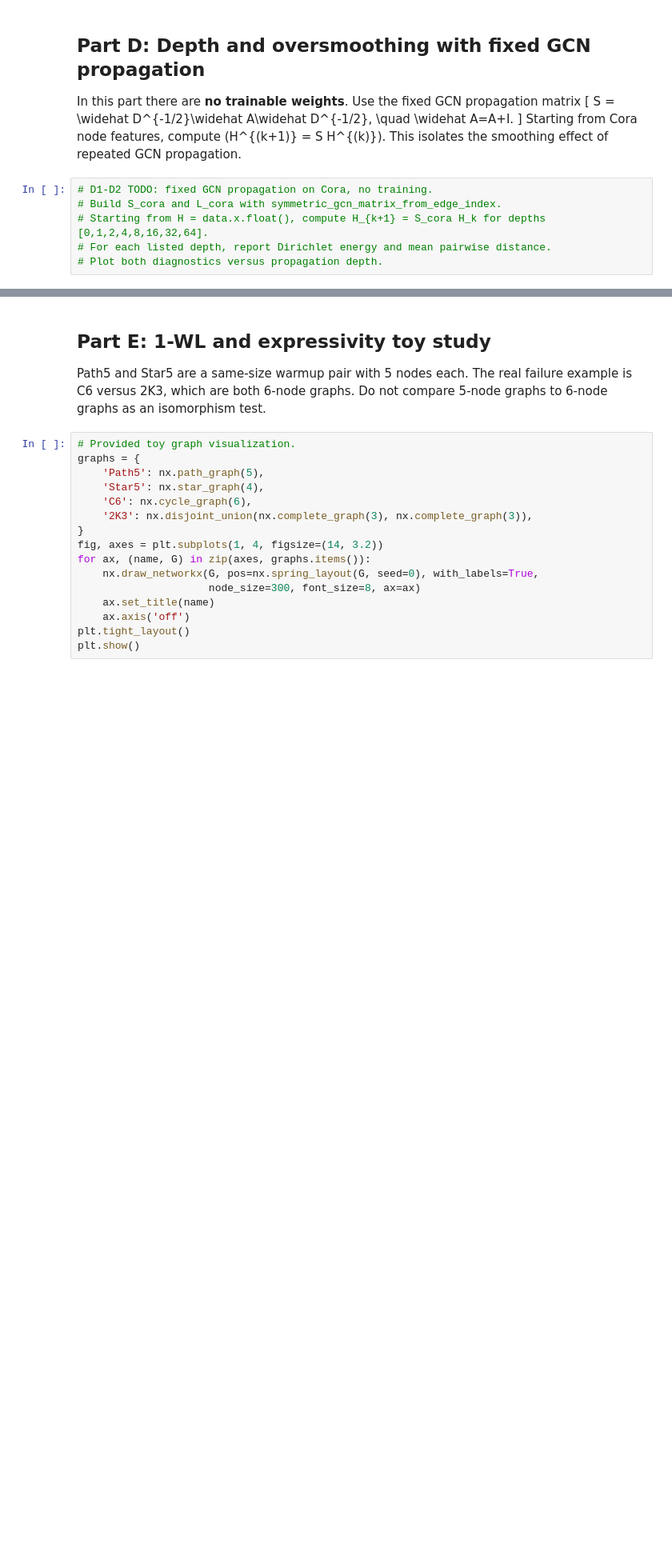
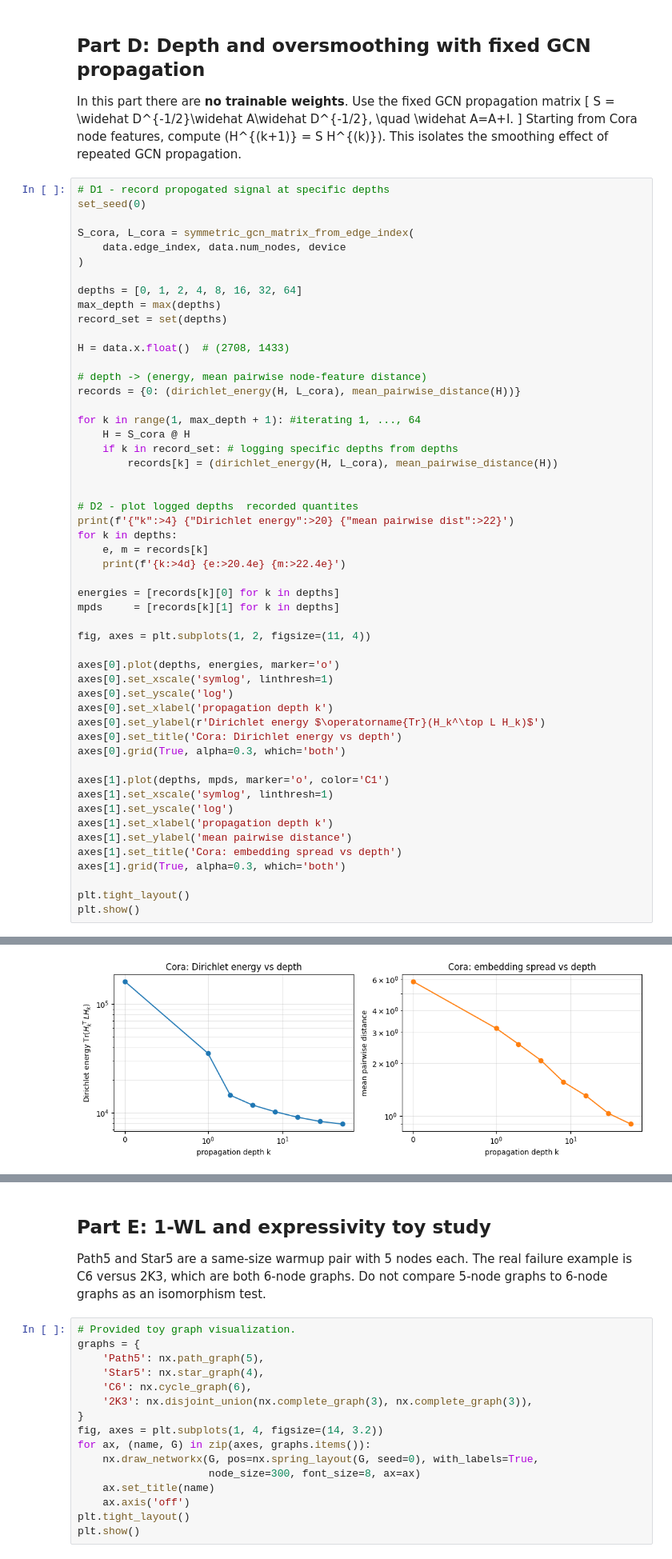
Before and after one commit to yachilT/Learning-On-Graphs, a Jupyter notebook: hw1/HW1_code.ipynb, the cells around one changed output, grey strips where cells are left out. Shown at 80% size. Cells and saved outputs as stored; diff of their text form; blank space fills up the shorter version.

```diff
--- a/hw1/HW1_code.ipynb
+++ b/hw1/HW1_code.ipynb
@@ -207,8 +581,55 @@ S = \widehat D^{-1/2}\widehat A\widehat D^{-1/2}, \quad \widehat A=A+I.
 \]
 Starting from Cora node features, compute \(H^{(k+1)} = S H^{(k)}\). This isolates the smoothing effect of repeated GCN propagation.
 # %%
-# D1-D2 TODO: fixed GCN propagation on Cora, no training.
-# Build S_cora and L_cora with symmetric_gcn_matrix_from_edge_index.
-# Starting from H = data.x.float(), compute H_{k+1} = S_cora H_k for depths [0,1,2,4,8,16,32,64].
-# For each listed depth, report Dirichlet energy and mean pairwise distance.
-# Plot both diagnostics versus propagation depth.
+# D1 - record propogated signal at specific depths
+set_seed(0)
+
+S_cora, L_cora = symmetric_gcn_matrix_from_edge_index(
+    data.edge_index, data.num_nodes, device
+)
+
+depths = [0, 1, 2, 4, 8, 16, 32, 64]
+max_depth = max(depths)
+record_set = set(depths)
+
+H = data.x.float()  # (2708, 1433)
+
+# depth -> (energy, mean pairwise node-feature distance)
+records = {0: (dirichlet_energy(H, L_cora), mean_pairwise_distance(H))}
+
+for k in range(1, max_depth + 1): #iterating 1, ..., 64
+    H = S_cora @ H
+    if k in record_set: # logging specific depths from depths
+        records[k] = (dirichlet_energy(H, L_cora), mean_pairwise_distance(H))
+
+
+# D2 - plot logged depths  recorded quantites
+print(f'{"k":>4} {"Dirichlet energy":>20} {"mean pairwise dist":>22}')
+for k in depths:
+    e, m = records[k]
+    print(f'{k:>4d} {e:>20.4e} {m:>22.4e}')
+
+energies = [records[k][0] for k in depths]
+mpds     = [records[k][1] for k in depths]
+
+fig, axes = plt.subplots(1, 2, figsize=(11, 4))
+
+axes[0].plot(depths, energies, marker='o')
+axes[0].set_xscale('symlog', linthresh=1)
+axes[0].set_yscale('log')
+axes[0].set_xlabel('propagation depth k')
+axes[0].set_ylabel(r'Dirichlet energy $\operatorname{Tr}(H_k^\top L H_k)$')
+axes[0].set_title('Cora: Dirichlet energy vs depth')
+axes[0].grid(True, alpha=0.3, which='both')
+
+axes[1].plot(depths, mpds, marker='o', color='C1')
+axes[1].set_xscale('symlog', linthresh=1)
+axes[1].set_yscale('log')
+axes[1].set_xlabel('propagation depth k')
+axes[1].set_ylabel('mean pairwise distance')
+axes[1].set_title('Cora: embedding spread vs depth')
+axes[1].grid(True, alpha=0.3, which='both')
+
+plt.tight_layout()
+plt.show()
+# %% [output]
@@ -215 +645,2 @@ Starting from Cora node features, compute \(H^{(k+1)} = S H^{(k)}\). This isolat
+[figure, added]
 # %%
```
Also changed, not shown: parts of 33 cells of this notebook, 1 other file.
